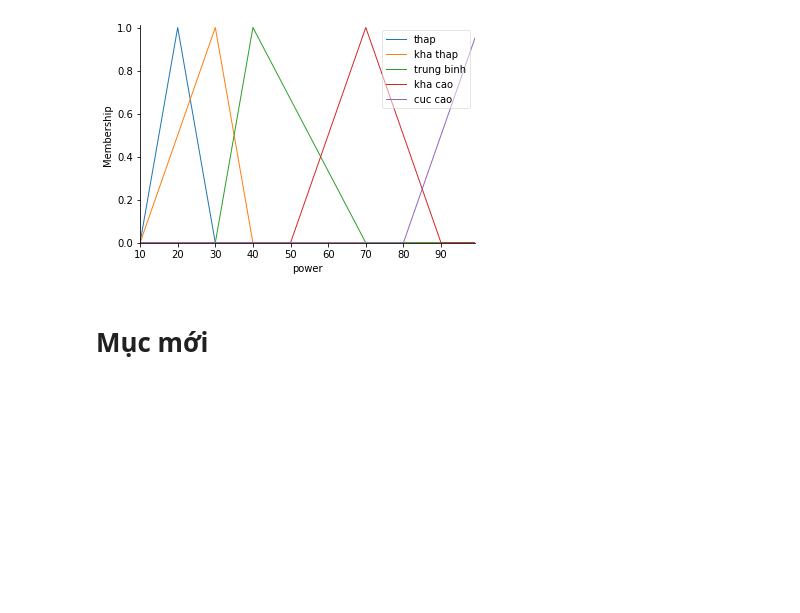
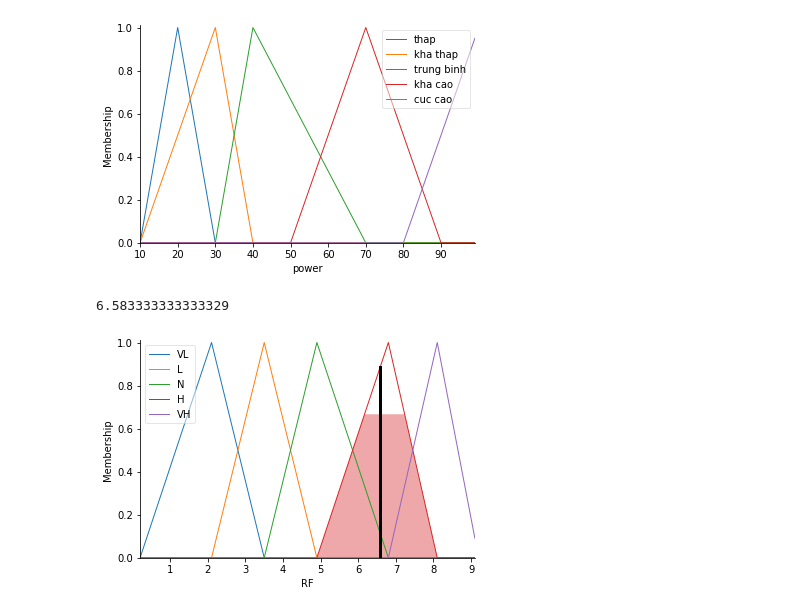
Before and after one commit to minhhoang258/LeDinhHoangMinh20104043, a Jupyter notebook: Thuchanh.ipynb, the cells around one changed output. Saved outputs shown, nothing was run; the diff lists cells and outputs as text; code cells hidden in the pictures; blank space fills up the shorter version.

```diff
--- a/Thuchanh.ipynb
+++ b/Thuchanh.ipynb
@@ -534,5 +534,66 @@ power.view()
 [figure]
 [figure]
 [figure]
-# %% [markdown]
-# Mục mới
+# %%
+import numpy as np
+import skfuzzy as fuzz
+from skfuzzy import control as ctrl
+WS=ctrl.Antecedent(np.arange(0.7,3.2,0.1),'WS')
+TP=ctrl.Antecedent(np.arange(20.4,41.3,0.1),'TP')
+RF=ctrl.Consequent(np.arange(0.2,9.2,0.1),'RF')
+
+WS['VL']=fuzz.trimf(WS.universe,[0.7,1,1.3])
+WS['L']=fuzz.trimf(WS.universe,[1,1.3,1.5])
+WS['N']=fuzz.trimf(WS.universe,[1.3,1.6,1.9])
+WS['H']=fuzz.trimf(WS.universe,[1.7,1.9,2.5])
+WS['VH']=fuzz.trimf(WS.universe,[2,2.6,3.1])
+
+TP['VL']=fuzz.trimf(TP.universe,[20.4,23.2,25.4])
+TP['L']=fuzz.trimf(TP.universe,[23.2,25.4,28.7])
+TP['N']=fuzz.trimf(TP.universe,[25.4,29.7,33.6])
+TP['H']=fuzz.trimf(TP.universe,[30.7,35.8,38.6])
+TP['VH']=fuzz.trimf(TP.universe,[35.5,39.1,41.3])
+
+RF['VL']=fuzz.trimf(RF.universe,[0.2,2.1,3.5])
+RF['L']=fuzz.trimf(RF.universe,[2.1,3.5,4.9])
+RF['N']=fuzz.trimf(RF.universe,[3.5,4.9,6.8])
+RF['H']=fuzz.trimf(RF.universe,[4.9,6.8,8.1])
+RF['VH']=fuzz.trimf(RF.universe,[6.8,8.1,9.2])
+
+rule1= ctrl.Rule(WS['VL']& TP['VL'], RF['VL'])
+rule2= ctrl.Rule(WS['VL']& TP['L'],RF['L'])
+rule3= ctrl.Rule(WS['VL']& TP['N'],RF['L'])
+rule4= ctrl.Rule(WS['VL']&TP ['H'],RF['N'])
+rule5= ctrl.Rule(WS['VL']& TP['VH'],RF['N'])
+rule6= ctrl.Rule(WS['L']& TP['VL'],RF['L'])
+rule7= ctrl.Rule(WS['L']& TP['L'], RF['L'])
+rule8= ctrl.Rule(WS['L']& TP['N'], RF['N'])
+rule9= ctrl.Rule(WS['L']& TP['H'], RF['N'])
+rule10= ctrl.Rule(WS['L']& TP['VH'], RF['H'])
+rule11= ctrl.Rule(WS['N']& TP['VL'], RF['L'])
+rule12= ctrl.Rule(WS['N']& TP['L'], RF['N'])
+rule13= ctrl.Rule(WS['N']& TP['N'], RF['N'])
+rule14= ctrl.Rule(WS['N']& TP['H'], RF['H'])
+rule15= ctrl.Rule(WS['N']& TP['VH'], RF['H'])
+rule16= ctrl.Rule(WS['H']& TP['VL'], RF['N'])
+rule17= ctrl.Rule(WS['H']& TP['L'], RF['N'])
+rule18= ctrl.Rule(WS['H']& TP['N'], RF['H'])
+rule19= ctrl.Rule(WS['H']& TP['H'], RF['H'])
+rule20= ctrl.Rule(WS['H']& TP['VH'], RF['VH'])
+rule21= ctrl.Rule(WS['VH']& TP['VL'], RF['N'])
+rule22= ctrl.Rule(WS['VH']& TP['L'], RF['H'])
+rule23= ctrl.Rule(WS['VH']& TP['N'], RF['H'])
+rule24= ctrl.Rule(WS['VH']& TP['H'], RF['VH'])
+rule25= ctrl.Rule(WS['VH']& TP['VH'], RF['VH'])
+
+Quyluatthoitiet = ctrl.ControlSystem([rule1,rule2,rule3,rule4,rule5,rule6,rule7,rule8,rule9,rule10,rule11,rule12,rule13,rule14,rule15,rule16,rule17,rule18,rule19,rule20,rule21,rule22,rule23,rule24,rule25])
+
+thoitiet= ctrl.ControlSystemSimulation(Quyluatthoitiet)
+thoitiet.input['TP']=36
+thoitiet.input['WS']=1.5
+thoitiet.compute()
+print(thoitiet.output['RF'])
+RF.view(sim=thoitiet)
+# %% [output]
+6.583333333333329
+[figure, added]
```
Also changed, not shown: parts of 32 cells of this notebook.
